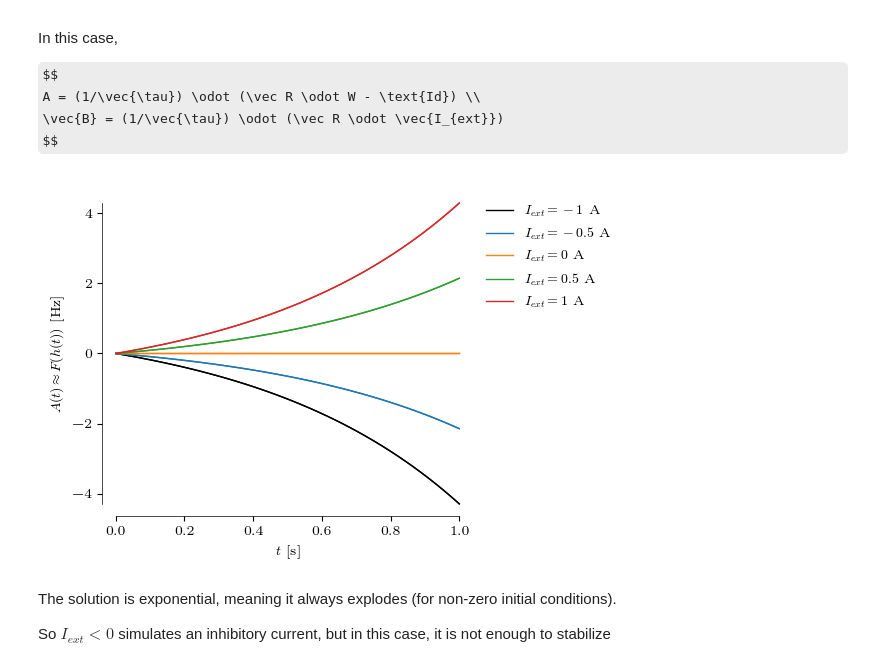
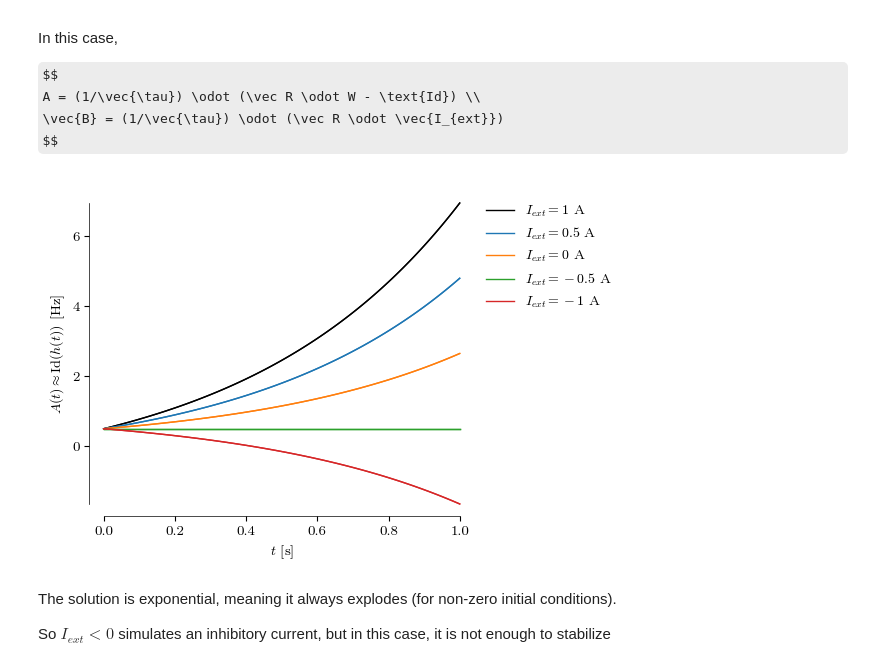
Before and after one commit to ninivert/BIO465-cortical-surround-suppression, a Jupyter notebook: src/notebook.ipynb, the cells around one changed output. Drawn from its saved outputs; the diff is of its cells as text; code cells hidden in the pictures; some formulas as TeX source.

Commit message:
section 1 report done

```diff
--- a/src/notebook.ipynb
+++ b/src/notebook.ipynb
@@ -74,7 +74,7 @@ delta = Delta(7)
 for idx, spike_charge in enumerate((1, 0.3, -1)):
 	ax.set_prop_cycle(None)  # reset color cycle
 
-	for I_ext in (-2, -1.5, -1, -0.5, 0):
+	for I_ext in reversed((-2, -1.5, -1, -0.5, 0)):
 		pop = Populations(W=np.array([[2]]), tau=0.60, R=1, gain_fn=sigmoid, I_ext=Flat(I_ext) + spike_charge*delta)
 		res = pop.simulate_h(np.array([0.5]), (0, 14), dt_max=delta.eps/20)
 		ax.plot(
@@ -84,7 +84,7 @@ for idx, spike_charge in enumerate((1, 0.3, -1)):
 		)
 
 ax.set_xlabel('$t$ [s]')
-ax.set_ylabel('$A(t) \\approx F(h(t))$ [Hz]')
+ax.set_ylabel('$A(t) \\approx \\sigma(h(t))$ [Hz]')
 ax.set_ylim((0, 1))
 data_lim(ax, which='x')
 breathe(ax)
@@ -375,22 +375,25 @@ def linear_solution(pop: Populations, y0: np.ndarray):
 # %%
 plt.close()
 fig, ax = plt.subplots(dpi=100)
 
-for I_ext in (-1, -0.5, 0, 0.5, 1):
+for I_ext in reversed((-1, -0.5, 0, 0.5, 1)):
 	pop = Populations(W=np.array([[2]]), tau=np.array([0.60]), R=1, gain_fn=identity, I_ext=Flat(np.array([I_ext])))
-	res = pop.simulate_h(np.array([0]), (0, 1), dt_max=0.01)
+	res = pop.simulate_h(np.array([0.5]), (0, 1), dt_max=0.01)
 	line, = ax.plot(res.t, pop.gain_fn(res.y[0]), label=f'$I_{{ext}} = {I_ext}$ A')
-	ax.plot(res.t, linear_solution(pop, np.array([0]))(res.t), color=line.get_color())
+	ax.plot(res.t, linear_solution(pop, np.array([0.5]))(res.t), color=line.get_color())
 
 ax.set_xlabel('$t$ [s]')
-ax.set_ylabel('$A(t) \\approx F(h(t))$ [Hz]')
+ax.set_ylabel('$A(t) \\approx \\mathrm{Id}(h(t))$ [Hz]')
 # ax.set_ylim((0, 1))
 data_lim(ax, which='both')
 breathe(ax)
 ax.legend(bbox_to_anchor=(1, 1), loc='upper left')
 plt.show()
+
+fig.set_size_inches((4, 2))
+fig.savefig('../report/figures/pop_single_linear.pdf')
 # %% [output]
-[figure, old version]
+[figure, new version]
 # %% [markdown]
 The solution is exponential, meaning it always explodes (for non-zero initial conditions).
 
```
Also changed, not shown: parts of 19 cells of this notebook, 8 other files.
